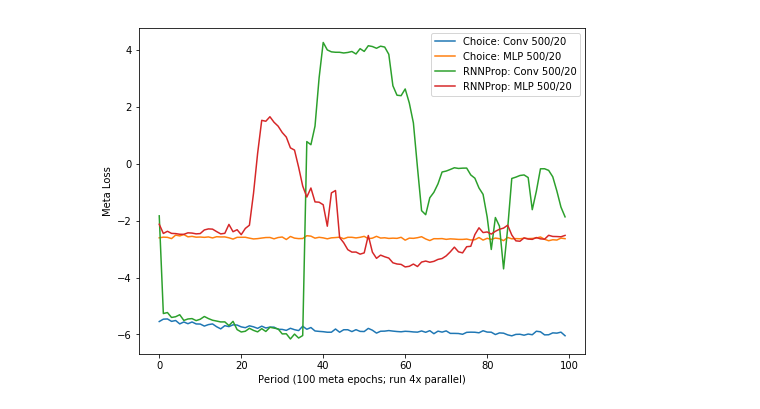
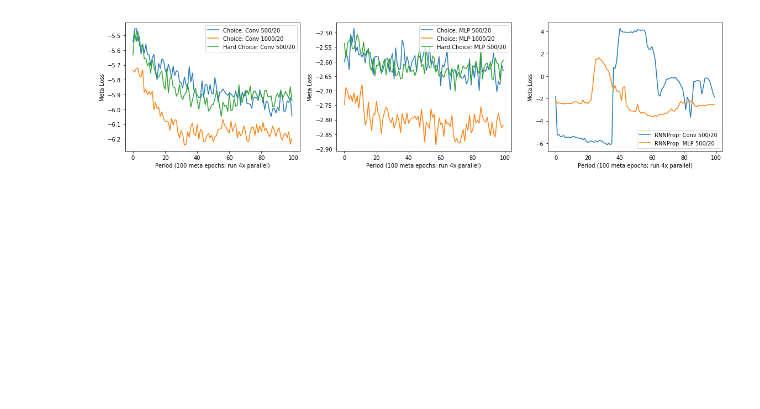
Before and after one commit to thetianshuhuang/l2o, a Jupyter notebook: training_analysis.ipynb, the cells around one changed output. Cells and saved outputs as stored; diff of their text form; code cells hidden in the pictures; blank space fills up the shorter version.

```diff
--- a/training_analysis.ipynb
+++ b/training_analysis.ipynb
@@ -5,16 +5,33 @@ from matplotlib import pyplot as plt
 
 import plot
 # %%
-def plot_training(tests, ax):
+def plot_meta_loss(tests, ax):
     for test in tests:
         df = pd.read_csv(plot.get_test(test, data="summary"))
         ax.plot(df["meta_loss"], label=plot.get_name(test))
     ax.set_xlabel("Period (100 meta epochs; run 4x parallel)")
     ax.set_ylabel("Meta Loss")
     ax.legend()
+
+def plot_training(test, ax):
+    df = pd.read_csv(plot.get_test(test, data="summary"))
+
+    ax.set_title(plot.get_name(test))
+    ax.set_xlabel("Period (100 meta epochs; run 4x parallel)")
+    ax2 = ax.twinx()
+
+    a = ax.plot(df["meta_loss"], label="Meta Loss", color='C0')
+    b = ax2.plot(df["imitation_loss"], label="Imitation Loss", color='C1')
+
+    ax.set_ylabel("Meta Loss")
+    ax2.set_ylabel("Imitation Loss")
+
+    ax2.legend(a + b, [x.get_label() for x in a + b])
 # %%
-fig, axs = plt.subplots(1, 1, figsize=(8, 6))
-plot_training(["choice-20x25C", "choice-20x25M", "rnnprop-20x25C", "rnnprop-20x25M"], axs)
-# axs.set_ylim(-2, 1)
+fig, axs = plt.subplots(1, 3, figsize=(16, 4))
+plot_meta_loss(["choice-20x25C", "choice-20x50C", "choice-20x25C-hard"], axs[0])
+plot_meta_loss(["choice-20x25M", "choice-20x50M", "choice-20x25M-hard"], axs[1])
+plot_meta_loss(["rnnprop-20x25C", "rnnprop-20x25M"], axs[2])
+fig.tight_layout()
 # %% [output]
-[figure, old version]
+[figure, new version]
```
Also changed, not shown: parts of 8 cells of this notebook, 5 other files.
